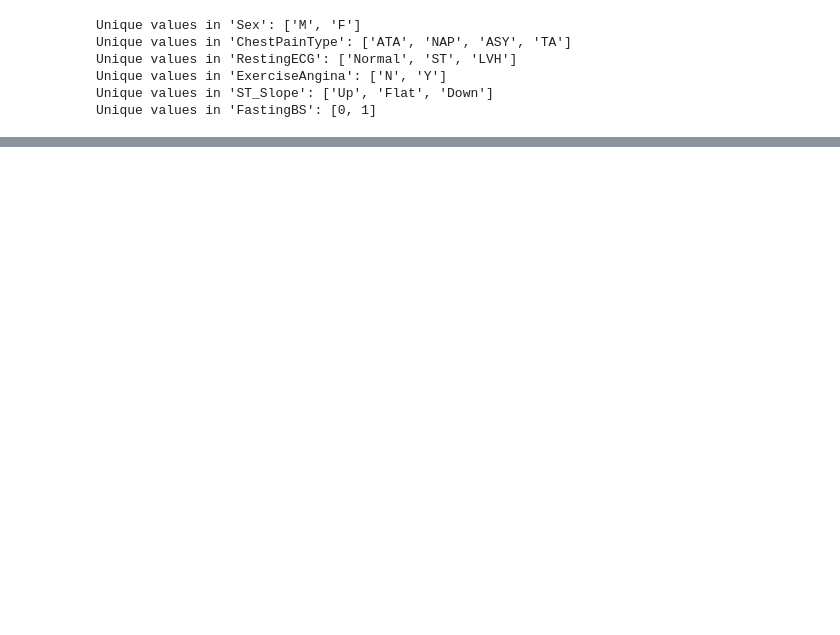
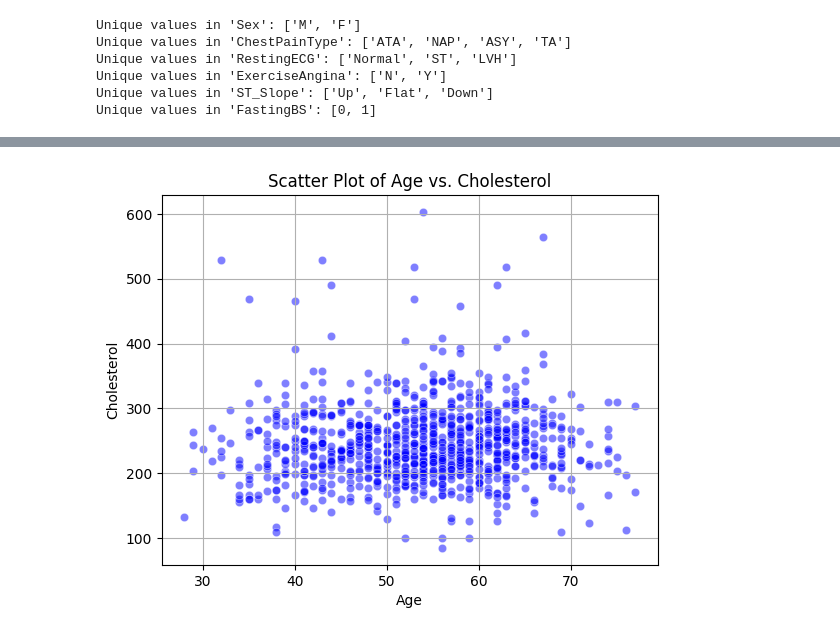
Before and after one commit to davehomrighouse/ANA500, a Jupyter notebook: Homrighouse_ANA500_Project.ipynb, the cells around one changed output, grey strips where cells are left out. Saved outputs shown, nothing was run; the diff lists cells and outputs as text; code cells hidden in the pictures; blank space fills up the shorter version.

```diff
--- a/Homrighouse_ANA500_Project.ipynb
+++ b/Homrighouse_ANA500_Project.ipynb
@@ -207,0 +274,10 @@ max          2.000000       2.00000           603.000000
+# %%
+# Plot Scatter Plot of Cholesterol and Age
+sns.scatterplot(data=hd_df, x='Age', y='Imputed_Cholesterol', color='blue', alpha=0.5)
+plt.title('Scatter Plot of Age vs. Cholesterol')
+plt.xlabel('Age')
+plt.ylabel('Cholesterol')
+plt.grid(True)
+plt.show()
+# %% [output]
+[figure, added]
```
Also changed, not shown: parts of 26 cells of this notebook.
